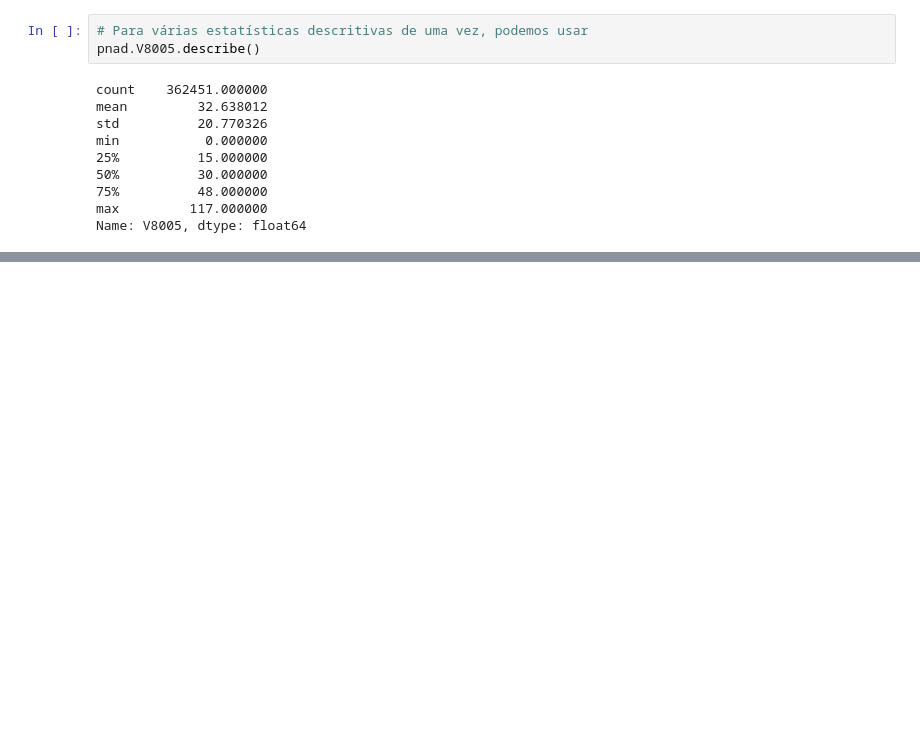
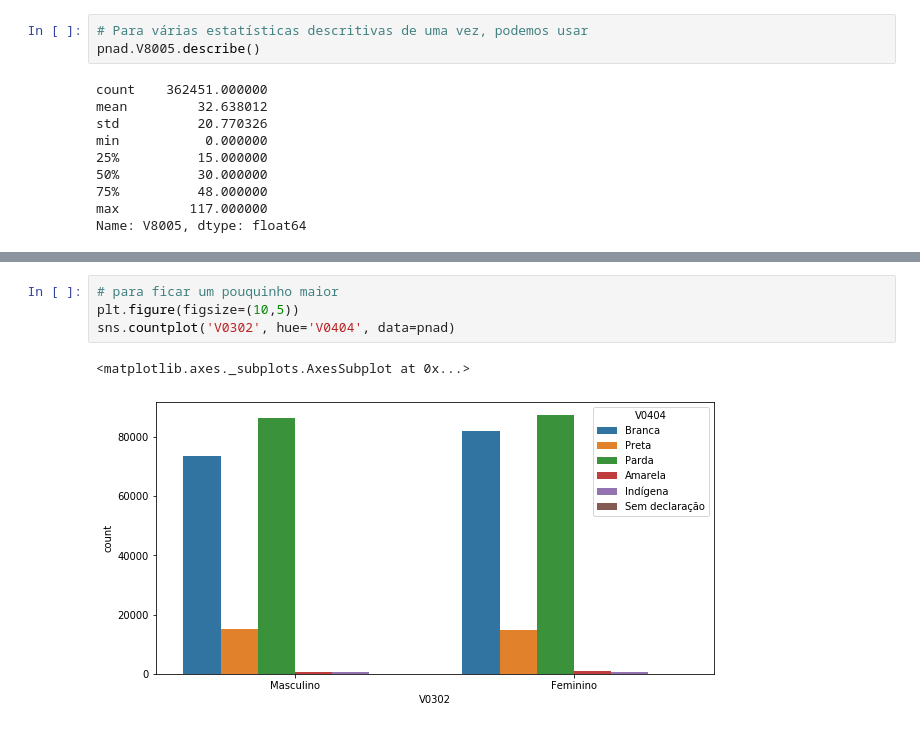
Before and after one commit to neylsoncrepalde/ICDP, a Jupyter notebook: 03_pandas_dataframes.ipynb, the cells around one changed output, grey strips where cells are left out. Drawn from its saved outputs; the diff is of its cells as text; blank space fills up the shorter version.

```diff
--- a/03_pandas_dataframes.ipynb
+++ b/03_pandas_dataframes.ipynb
@@ -129,0 +424,7 @@ Name: V8005, dtype: float64
+# %%
+# para ficar um pouquinho maior
+plt.figure(figsize=(10,5))
+sns.countplot('V0302', hue='V0404', data=pnad)
+# %% [output]
+<matplotlib.axes._subplots.AxesSubplot at 0x...>
+[figure, added]
```
Also changed, not shown: parts of 54 cells of this notebook.
